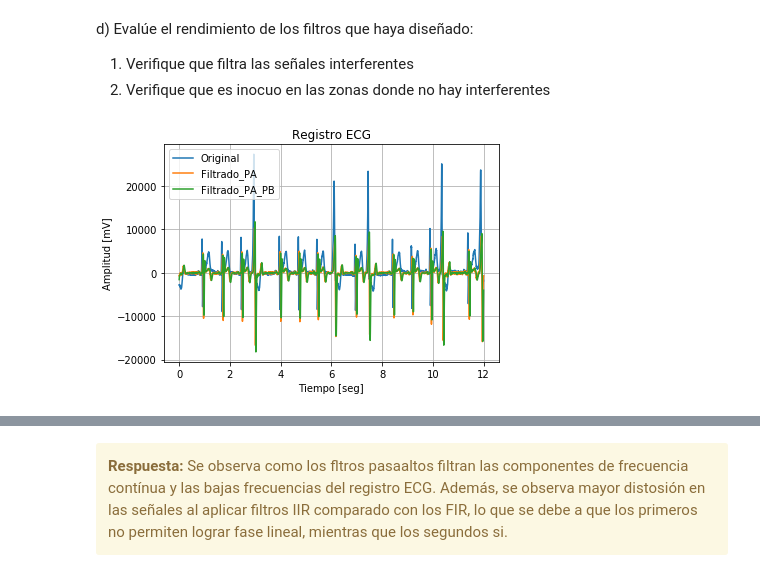
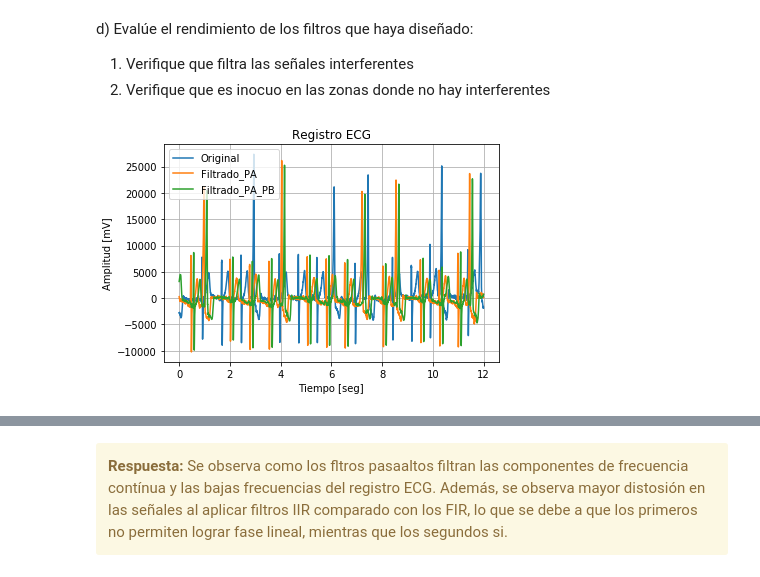
Before and after one commit to rtirapegui/MSE_4Co2019_PSF, a Jupyter notebook: TP2/TP2 - Filtrado.ipynb, the cells around one changed output, grey strips where cells are left out. Saved outputs shown, nothing was run; the diff lists cells and outputs as text; code cells hidden in the pictures.

```diff
--- a/TP2/TP2 - Filtrado.ipynb
+++ b/TP2/TP2 - Filtrado.ipynb
@@ -734,53 +735,53 @@ def plot_filtered_signals(b_pb, a_pb, b_pa, a_pa, i, ecg_N_start, ecg_N_end):
 
     return None
 # %%
-# FIR
+# FIR1_Equiripple
 
 # Filtro pasabajos
 
-# Fsb = 45 Hz
-# Fpb = 30 Hz
-# Asb = 100 mV
-# Apb = 100 mV
-# Order = 38
+# Fsb = 50 Hz
+# Fpb = 45 Hz
+# Asb = 50 mV
+# Apb = 50 mV
+# Order = 221
 
 # Filtro pasaaltos
 
 # Fsb = 0.5 Hz
-# Fpb = 8 Hz
-# Asb = 100 mV
-# Apb = 100 mV
-# Order = 95
+# Fpb = 1 Hz
+# Asb = 50 mV
+# Apb = 50 mV
+# Order = 2200
 
 # Filtro FIR1_PA
-data = np.load('FIR1_PA_N_95.npz')
+data = np.load('FIR1_PA_EQUIRIPPLE_N_2200.npz')
 h_FIR1_pa = data['ba']
 b_FIR1_pa = h_FIR1_pa[0]
 a_FIR1_pa = h_FIR1_pa[1]
 FIR1_pa_ww, FIR1_pa_hh = sig.freqz(b_FIR1_pa, a_FIR1_pa)
 FIR1_pa_ww = FIR1_pa_ww / np.pi
 
 # Filtro FIR1_PB
-data = np.load('FIR1_PB_N_38.npz')
+data = np.load('FIR1_PB_EQUIRIPPLE_N_221.npz')
 h_FIR1_pb = data['ba']
 b_FIR1_pb = h_FIR1_pb[0]
 a_FIR1_pb = h_FIR1_pb[1]
 FIR1_pb_ww, FIR1_pb_hh = sig.freqz(b_FIR1_pb, a_FIR1_pb)
 FIR1_pb_ww = FIR1_pb_ww / np.pi
 
 plt.close('all')
 
 for i in range(3):
     ecg_N_start = int(zonas_sin_interf[i][0])
     ecg_N_end = int(zonas_sin_interf[i][1])
 
     plot_filtered_signals(b_FIR1_pb, a_FIR1_pb, b_FIR1_pa, a_FIR1_pa, i, ecg_N_start, ecg_N_end)
 
 # Filtrado zonas con interferencia
 for i in range(2):
     ecg_N_start = int(zonas_con_interf_baja_frec[i][0])
     ecg_N_end = int(zonas_con_interf_baja_frec[i][1])
 
     plot_filtered_signals(b_FIR1_pb, a_FIR1_pb, b_FIR1_pa, a_FIR1_pa, i + 7, ecg_N_start, ecg_N_end)
 # %% [output]
-[figure, old version]
+[figure, new version]
```
Also changed, not shown: parts of 10 cells of this notebook, 16 other files.
